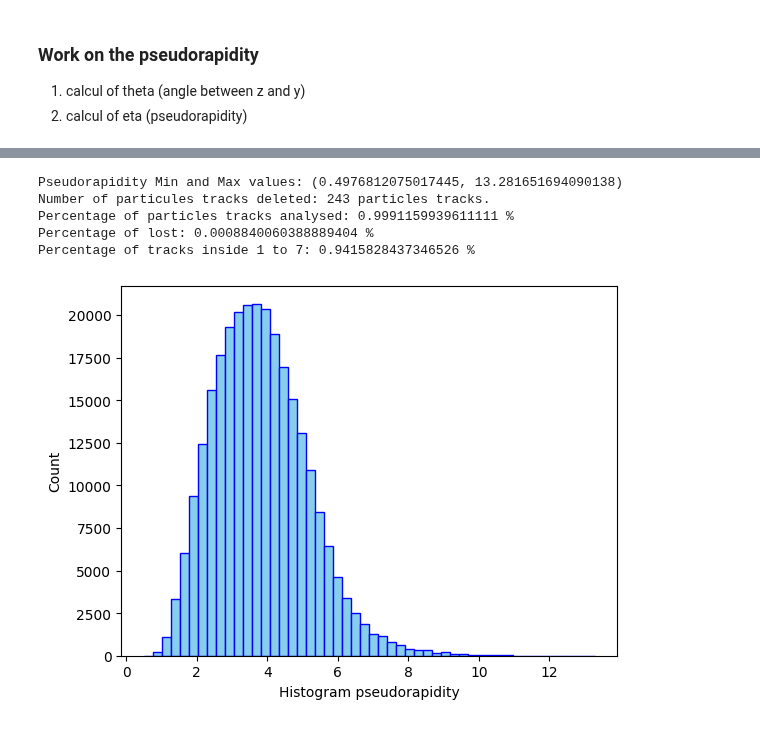
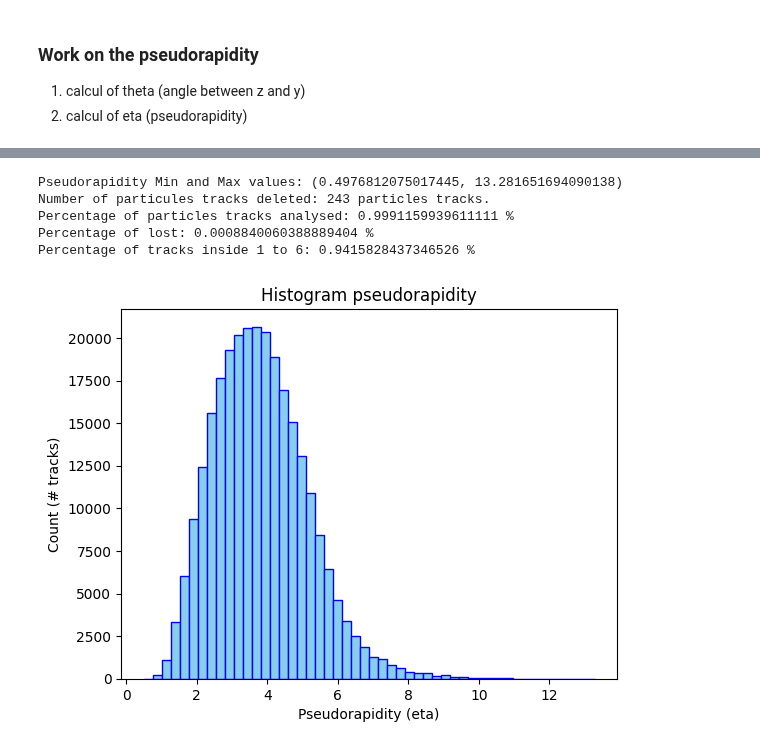
Before and after one commit to alawaree/Code_Thesis_HopfieldNetwork_VELO, a Jupyter notebook: data_analysis/angles_analysis_minibias.ipynb, the cells around one changed output, grey strips where cells are left out. Saved outputs shown, nothing was run; the diff lists cells and outputs as text; code cells hidden in the pictures.

```diff
--- a/data_analysis/angles_analysis_minibias.ipynb
+++ b/data_analysis/angles_analysis_minibias.ipynb
@@ -279,35 +280,36 @@ for particle in all_particles:
         counter_0+=1
     else:
         pseudorapidity_eta = -0.5*(log(step1))
         pseudorapidity_eta_list.append(pseudorapidity_eta)
 
 
 # Analysis
 maximum = heapq.nlargest(1, pseudorapidity_eta_list)[0]
 minimum = heapq.nsmallest(1, pseudorapidity_eta_list)[0]
 print(f'Pseudorapidity Min and Max values: {minimum,maximum}')
 
 percentage_of_lost = 1 -((len(all_particles)-counter_0)/len(all_particles))
 print(f'Number of particules tracks deleted: {counter_0} particles tracks.')
 print(f'Percentage of particles tracks analysed: {1-percentage_of_lost} %')
 print(f'Percentage of lost: {percentage_of_lost} %')
 
 lower_bound = 1
 upper_bound = 6
 interval_list = [x for x in pseudorapidity_eta_list if lower_bound <= x <= upper_bound]
 count = sum(1 for x in interval_list)
 percentage_of_tracks_inside_acceptance = count/len(all_particles)
-print(f'Percentage of tracks inside 1 to 7: {percentage_of_tracks_inside_acceptance} %')
+print(f'Percentage of tracks inside {lower_bound} to {upper_bound}: {percentage_of_tracks_inside_acceptance} %')
 
 plt.hist(pseudorapidity_eta_list,color = "skyblue", edgecolor='blue',bins=50)
-plt.xlabel('Histogram pseudorapidity')
-plt.ylabel('Count')
+plt.xlabel('Pseudorapidity (eta)')
+plt.ylabel('Count (# tracks)')
+plt.title('Histogram pseudorapidity')
 plt.savefig(f'angles_analysis_plots/Histogram_eta_{DATASET}.png')
 plt.show()
 # %% [output]
 Pseudorapidity Min and Max values: (0.4976812075017445, 13.281651694090138)
 Number of particules tracks deleted: 243 particles tracks.
 Percentage of particles tracks analysed: 0.9991159939611111 %
 Percentage of lost: 0.0008840060388889404 %
-Percentage of tracks inside 1 to 7: 0.9415828437346526 %
+Percentage of tracks inside 1 to 6: 0.9415828437346526 %
-[figure, old version]
+[figure, new version]
```
Also changed, not shown: parts of 3 cells of this notebook, 3 other files.
